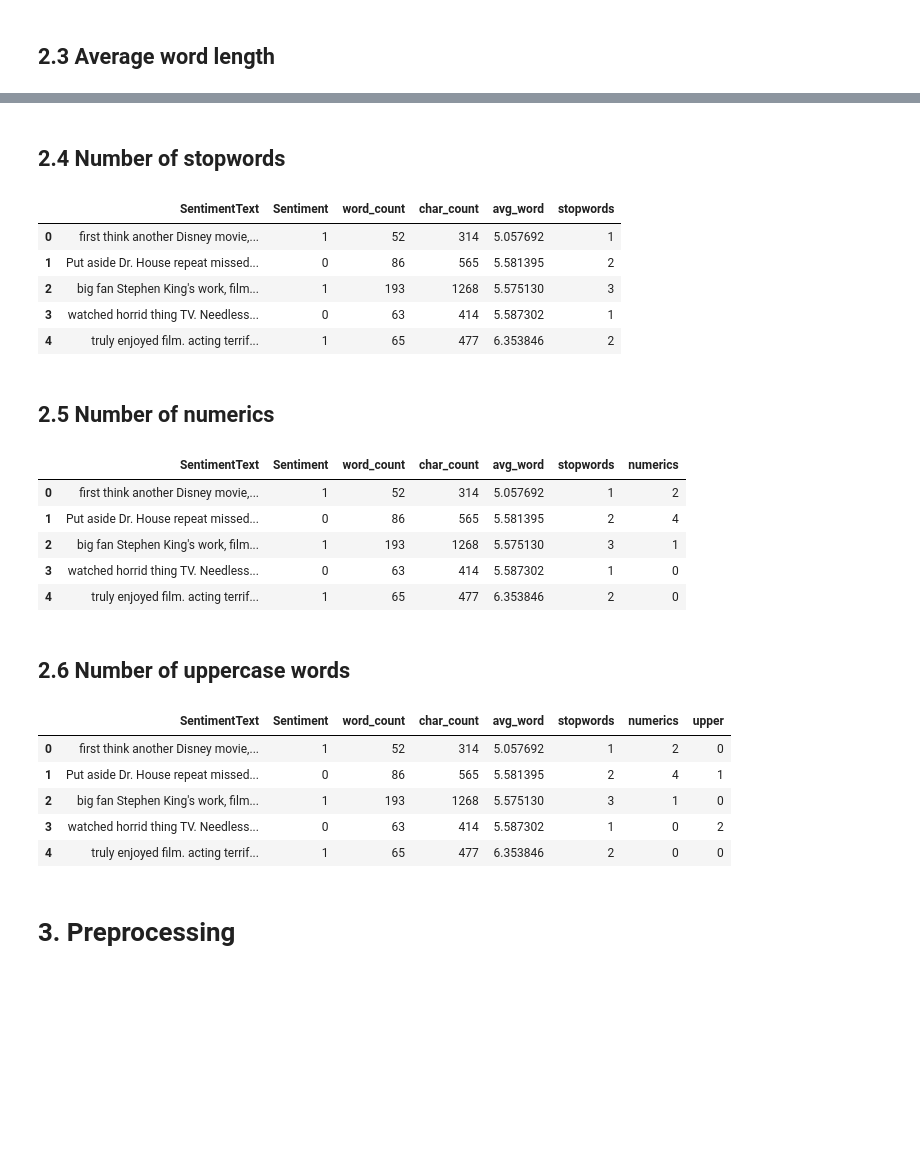
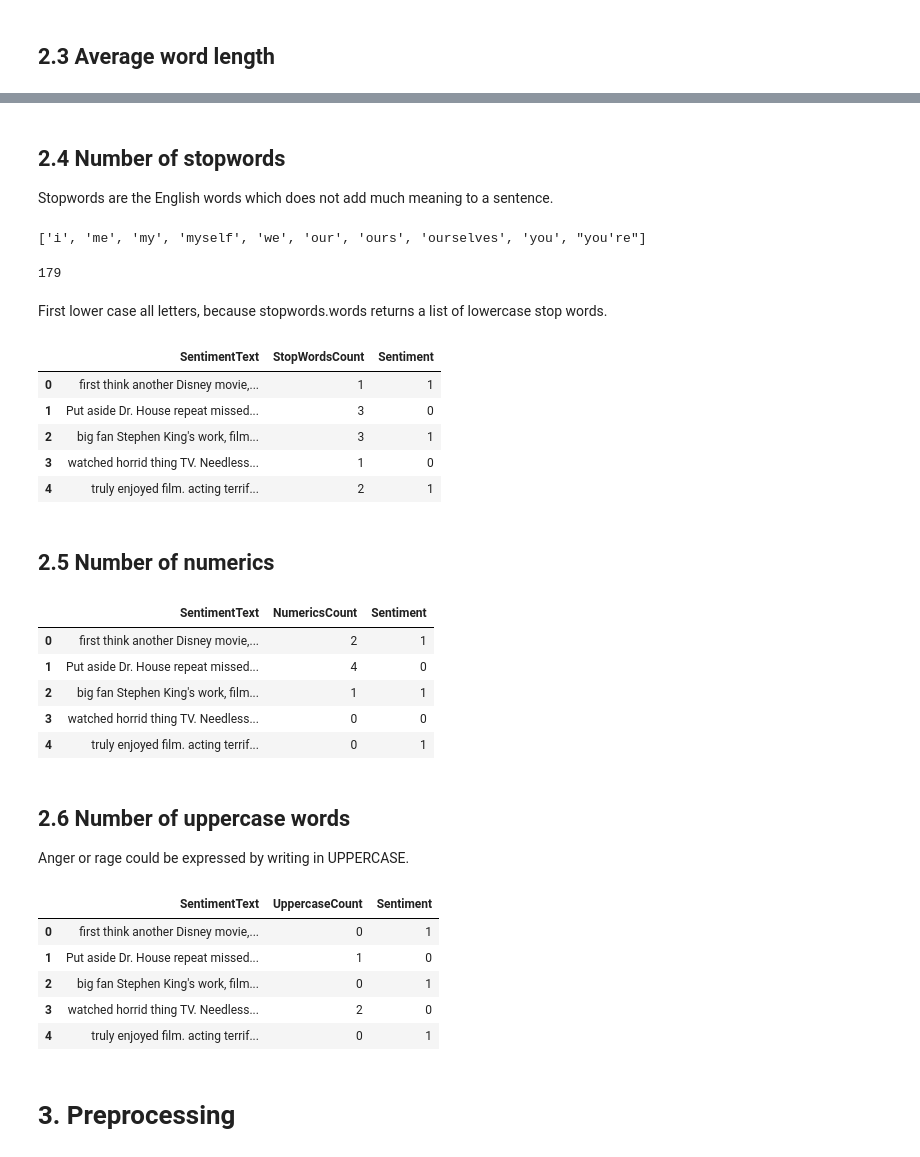
Before and after one commit to Mjauu/text-mining, a Jupyter notebook: sentiment-analysis.ipynb, the cells around one changed output, grey strips where cells are left out. Drawn from its saved outputs; the diff is of its cells as text; code cells hidden in the pictures; blank space fills up the shorter version.

Commit message:
Refactor data properites using Colaboratory.

```diff
--- a/sentiment-analysis.ipynb
+++ b/sentiment-analysis.ipynb
@@ -130,0 +122,3 @@ data.head()
+# %%
+data['CharCount'] = data['SentimentText'].apply(lambda x: len("".join(x.split())))
+data[['SentimentText','CharCount','Sentiment']].head()
@@ -135,6 +136,6 @@ def avg_word(sentence):
   words = sentence.split()
   return (sum(len(word) for word in words)/len(words))
 
-data['avg_word'] = data['SentimentText'].apply(lambda x: avg_word(x))
-data.head()
+data['AvgWordLength'] = data['SentimentText'].apply(lambda x: avg_word(x))
+data[['SentimentText','AvgWordLength','Sentiment']].head()
 # %% [output]
@@ -147,41 +148,52 @@ data.head()
 # %% [markdown]
 ## 2.4 Number of stopwords
+Stopwords are the English words which does not add much meaning to a sentence.
+# %%
+stop = stopwords.words('english')
+stop[:10]
+# %% [output]
+['i', 'me', 'my', 'myself', 'we', 'our', 'ours', 'ourselves', 'you', "you're"]
+# %%
+len(stop)
+# %% [output]
+179
+# %% [markdown]
+First lower case all letters, because stopwords.words returns a list of lowercase stop words.
 # %%
-stop = stopwords.words('english')
-data['stopwords'] = data['SentimentText'].apply(lambda x: len([x for x in x.split() if x in stop]))
-data.head()
+data['StopWordsCount'] = data['SentimentText'].apply(lambda x: len([x for x in x.split() if x.lower() in stop]))
+data[['SentimentText','StopWordsCount','Sentiment']].head()
 # %% [output]
-|  | SentimentText | Sentiment | word_count | char_count | avg_word | stopwords |
-| 0 | first think another Disney movie,... | 1 | 52 | 314 | 5.057692 | 1 |
-| 1 | Put aside Dr. House repeat missed... | 0 | 86 | 565 | 5.581395 | 2 |
-| 2 | big fan Stephen King's work, film... | 1 | 193 | 1268 | 5.575130 | 3 |
-| 3 | watched horrid thing TV. Needless... | 0 | 63 | 414 | 5.587302 | 1 |
-| 4 | truly enjoyed film. acting terrif... | 1 | 65 | 477 | 6.353846 | 2 |
+|  | SentimentText | StopWordsCount | Sentiment |
+| 0 | first think another Disney movie,... | 1 | 1 |
+| 1 | Put aside Dr. House repeat missed... | 3 | 0 |
+| 2 | big fan Stephen King's work, film... | 3 | 1 |
+| 3 | watched horrid thing TV. Needless... | 1 | 0 |
+| 4 | truly enjoyed film. acting terrif... | 2 | 1 |
 # %% [markdown]
 ## 2.5 Number of numerics
 # %%
-data['numerics'] = data['SentimentText'].apply(lambda x: len([x for x in x.split() if x.isdigit()]))
-data.head()
+data['NumericsCount'] = data['SentimentText'].apply(lambda x: len([x for x in x.split() if x.isdigit()]))
+data[['SentimentText','NumericsCount','Sentiment']].head()
 # %% [output]
-|  | SentimentText | Sentiment | word_count | char_count | avg_word | stopwords | numerics |
-| 0 | first think another Disney movie,... | 1 | 52 | 314 | 5.057692 | 1 | 2 |
-| 1 | Put aside Dr. House repeat missed... | 0 | 86 | 565 | 5.581395 | 2 | 4 |
-| 2 | big fan Stephen King's work, film... | 1 | 193 | 1268 | 5.575130 | 3 | 1 |
-| 3 | watched horrid thing TV. Needless... | 0 | 63 | 414 | 5.587302 | 1 | 0 |
-| 4 | truly enjoyed film. acting terrif... | 1 | 65 | 477 | 6.353846 | 2 | 0 |
+|  | SentimentText | NumericsCount | Sentiment |
+| 0 | first think another Disney movie,... | 2 | 1 |
+| 1 | Put aside Dr. House repeat missed... | 4 | 0 |
+| 2 | big fan Stephen King's work, film... | 1 | 1 |
+| 3 | watched horrid thing TV. Needless... | 0 | 0 |
+| 4 | truly enjoyed film. acting terrif... | 0 | 1 |
 # %% [markdown]
 ## 2.6 Number of uppercase words
+Anger or rage could be expressed by writing in UPPERCASE.
 # %%
-# Anger or rage could be expressed by writing in UPPERCASE
-data['upper'] = data['SentimentText'].apply(lambda x: len([x for x in x.split() if x.isupper()]))
-data.head()
+data['UppercaseCount'] = data['SentimentText'].apply(lambda x: len([x for x in x.split() if x.isupper()]))
+data[['SentimentText','UppercaseCount','Sentiment']].head()
 # %% [output]
-|  | SentimentText | Sentiment | word_count | char_count | avg_word | stopwords | numerics | upper |
-| 0 | first think another Disney movie,... | 1 | 52 | 314 | 5.057692 | 1 | 2 | 0 |
-| 1 | Put aside Dr. House repeat missed... | 0 | 86 | 565 | 5.581395 | 2 | 4 | 1 |
-| 2 | big fan Stephen King's work, film... | 1 | 193 | 1268 | 5.575130 | 3 | 1 | 0 |
-| 3 | watched horrid thing TV. Needless... | 0 | 63 | 414 | 5.587302 | 1 | 0 | 2 |
-| 4 | truly enjoyed film. acting terrif... | 1 | 65 | 477 | 6.353846 | 2 | 0 | 0 |
+|  | SentimentText | UppercaseCount | Sentiment |
+| 0 | first think another Disney movie,... | 0 | 1 |
+| 1 | Put aside Dr. House repeat missed... | 1 | 0 |
+| 2 | big fan Stephen King's work, film... | 0 | 1 |
+| 3 | watched horrid thing TV. Needless... | 2 | 0 |
+| 4 | truly enjoyed film. acting terrif... | 0 | 1 |
 # %% [markdown]
 # 3. Preprocessing
 # %% [markdown]
```
Also changed, not shown: parts of 8 cells of this notebook.
